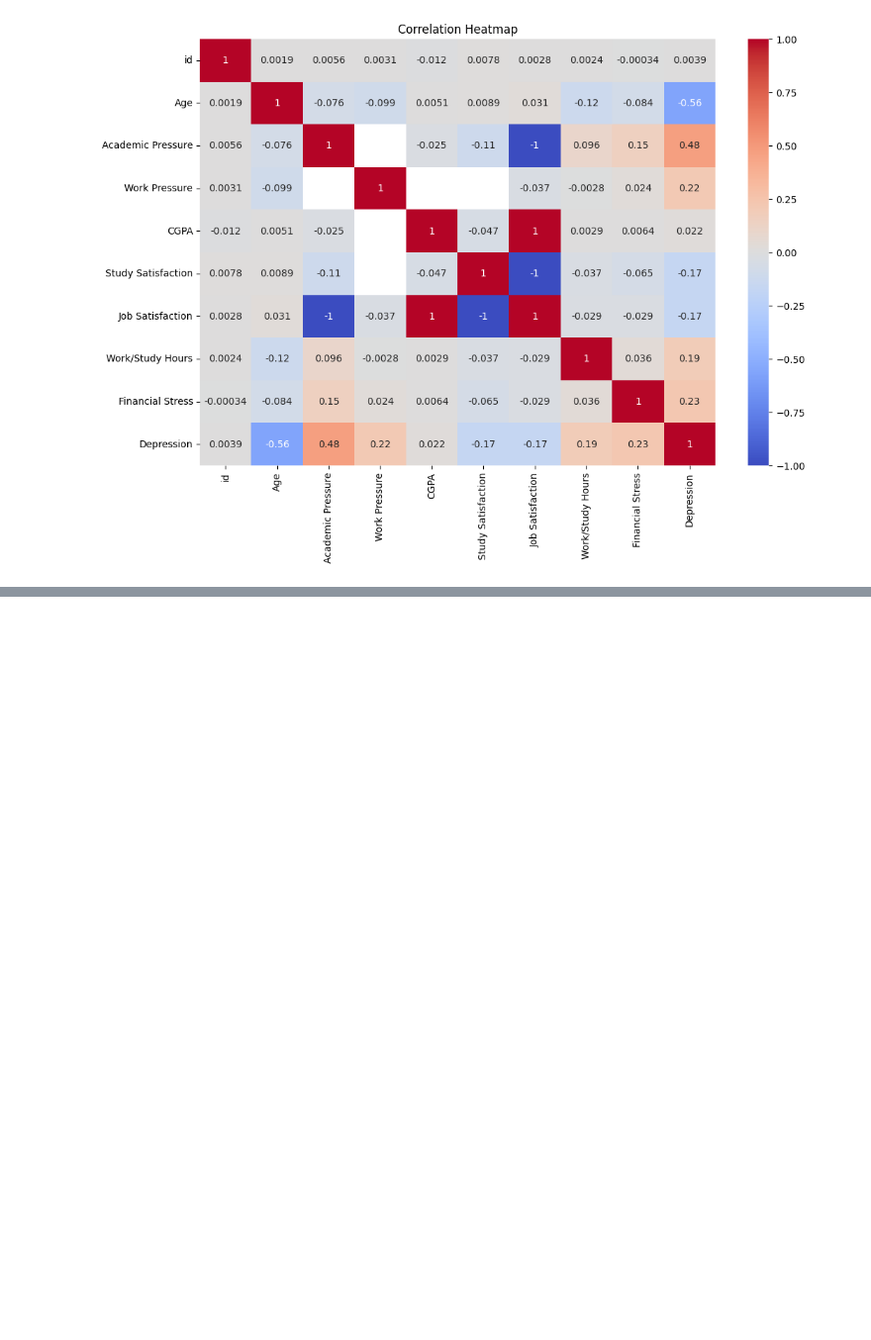
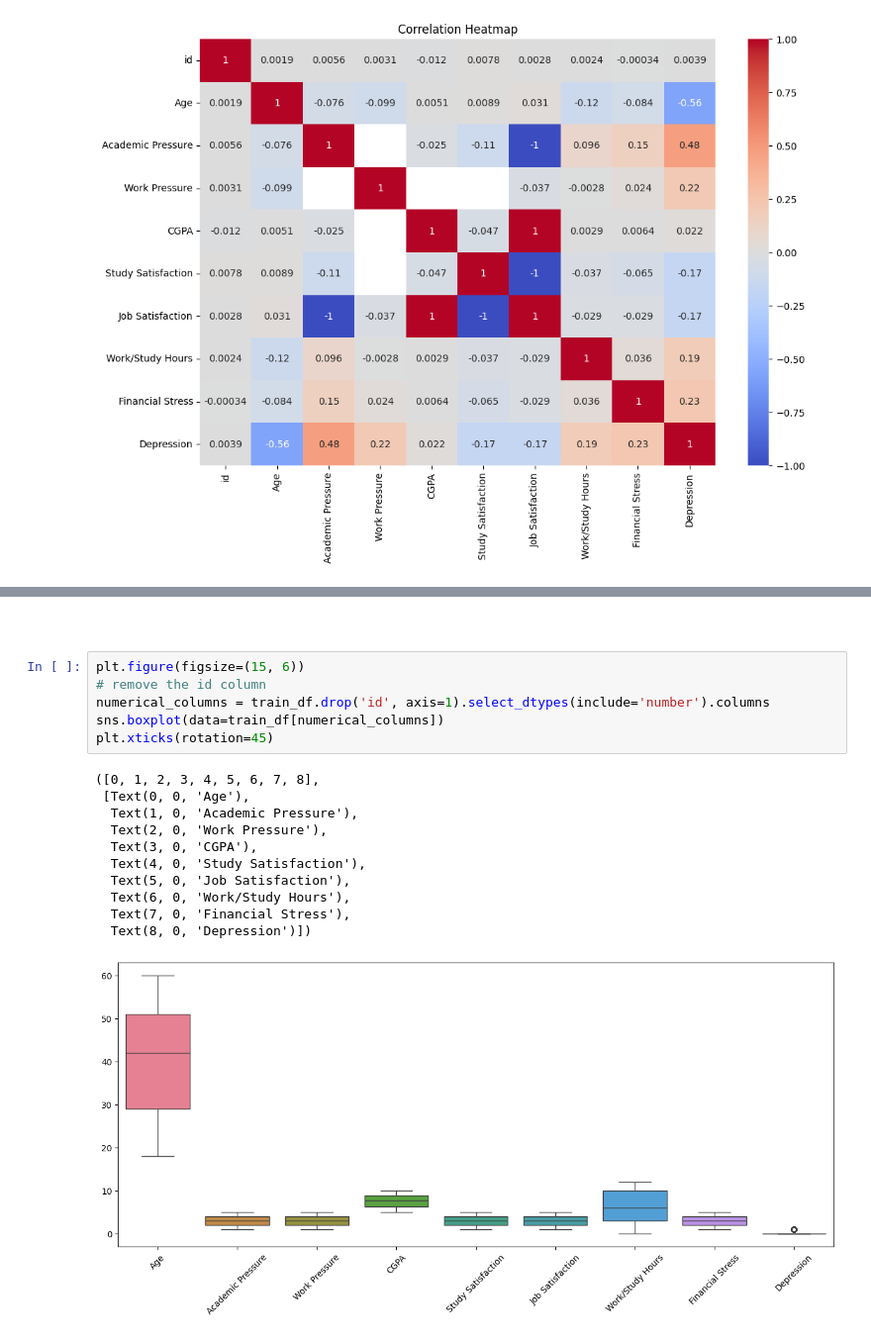
Before and after one commit to NethraGuru/mental-health-analysis, a Jupyter notebook: mental-health-analysis/mental_health_eda.ipynb, the cells around one changed output, grey strips where cells are left out. Shown at 99% size. Drawn from its saved outputs; the diff is of its cells as text; blank space fills up the shorter version.

```diff
--- a/mental-health-analysis/mental_health_eda.ipynb
+++ b/mental-health-analysis/mental_health_eda.ipynb
@@ -303,0 +344,20 @@ plt.show()
+# %% [markdown]
+###
+# %%
+plt.figure(figsize=(15, 6))
+# remove the id column
+numerical_columns = train_df.drop('id', axis=1).select_dtypes(include='number').columns
+sns.boxplot(data=train_df[numerical_columns])
+plt.xticks(rotation=45)
+# %% [output]
+([0, 1, 2, 3, 4, 5, 6, 7, 8],
+ [Text(0, 0, 'Age'),
+  Text(1, 0, 'Academic Pressure'),
+  Text(2, 0, 'Work Pressure'),
+  Text(3, 0, 'CGPA'),
+  Text(4, 0, 'Study Satisfaction'),
+  Text(5, 0, 'Job Satisfaction'),
+  Text(6, 0, 'Work/Study Hours'),
+  Text(7, 0, 'Financial Stress'),
+  Text(8, 0, 'Depression')])
+[figure, added]
```
Also changed, not shown: parts of 33 cells of this notebook, 1 other file.
